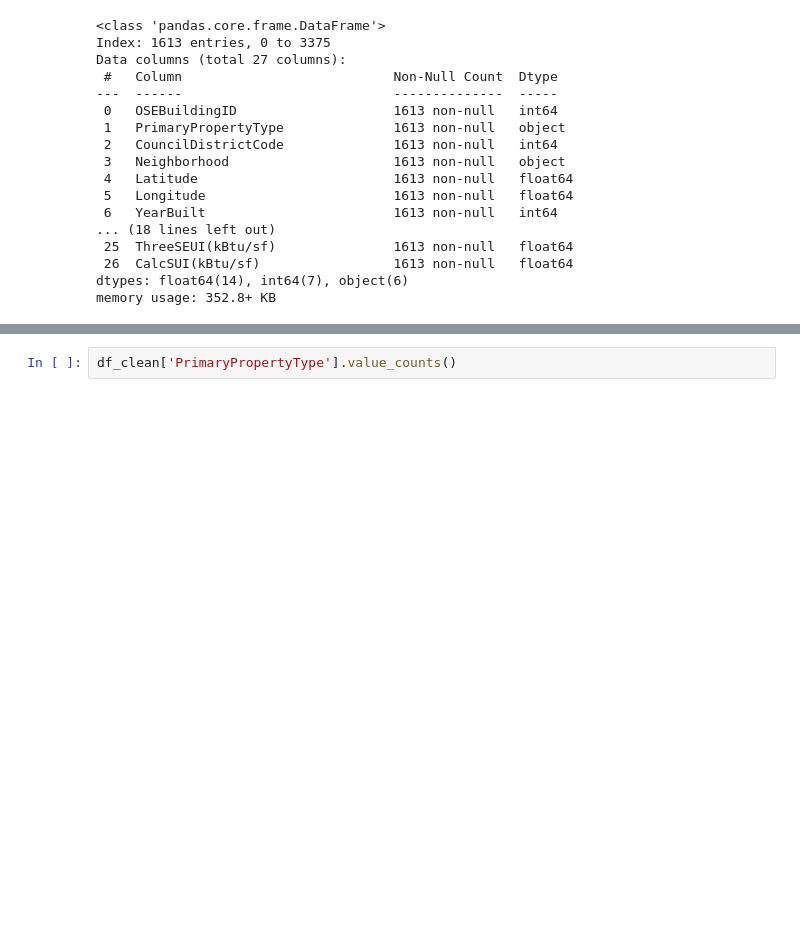
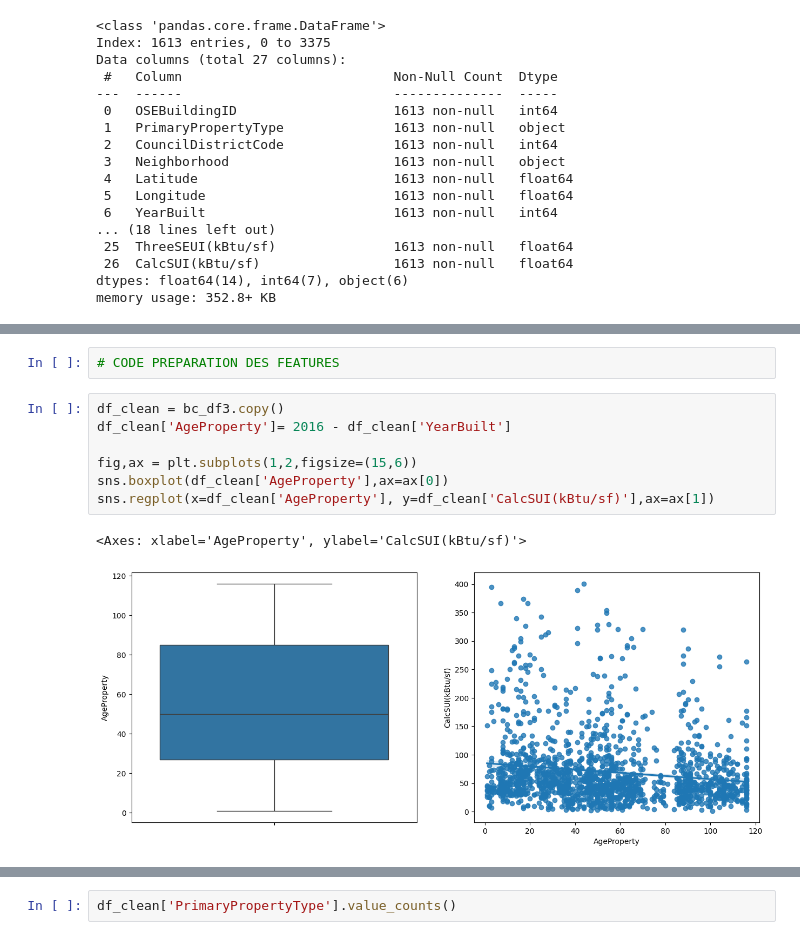
Before and after one commit to day811/OCDE-P6, a Jupyter notebook: template_modelistation_supervisee.ipynb, the cells around one changed output, grey strips where cells are left out. Cells and saved outputs as stored; diff of their text form; blank space fills up the shorter version.

```diff
--- a/template_modelistation_supervisee.ipynb
+++ b/template_modelistation_supervisee.ipynb
@@ -235,0 +273,12 @@ memory usage: 352.8+ KB
+# %%
+# CODE PREPARATION DES FEATURES
+# %%
+df_clean = bc_df3.copy()
+df_clean['AgeProperty']= 2016 - df_clean['YearBuilt']
+
+fig,ax = plt.subplots(1,2,figsize=(15,6))
+sns.boxplot(df_clean['AgeProperty'],ax=ax[0])
+sns.regplot(x=df_clean['AgeProperty'], y=df_clean['CalcSUI(kBtu/sf)'],ax=ax[1])
+# %% [output]
+<Axes: xlabel='AgeProperty', ylabel='CalcSUI(kBtu/sf)'>
+[figure, added]
```
Also changed, not shown: parts of 25 cells of this notebook.
